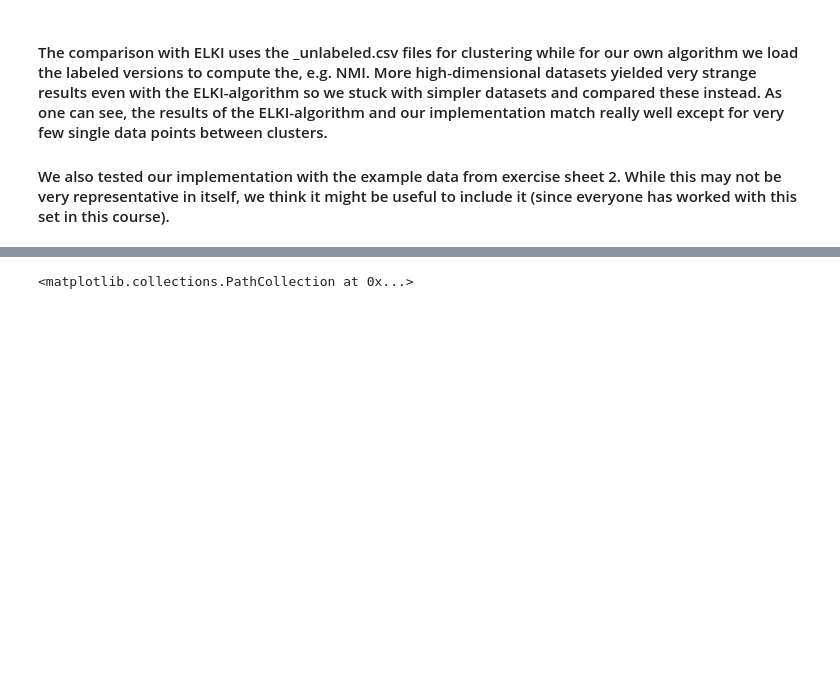
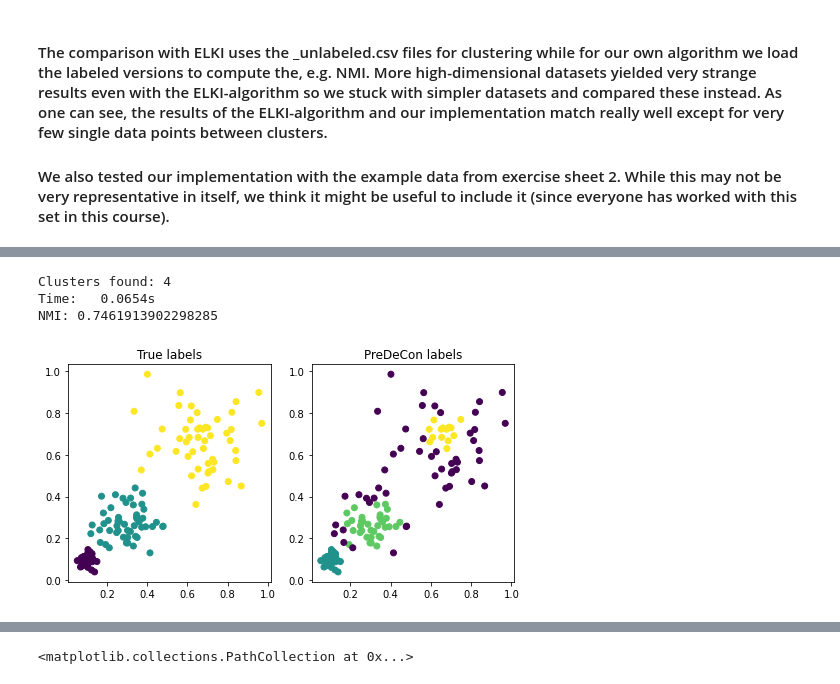
Before and after one commit to Niklas123456789/DM, a Jupyter notebook: src/Algorithm_Testing.ipynb, the cells around one changed output, grey strips where cells are left out. Saved outputs shown, nothing was run; the diff lists cells and outputs as text; code cells hidden in the pictures; blank space fills up the shorter version.

```diff
--- a/src/Algorithm_Testing.ipynb
+++ b/src/Algorithm_Testing.ipynb
@@ -125,0 +59,8 @@ NMI: 0.7461913902298285
+# %%
+dataset = 'pov'
+clustering(dataset, minPts=8, eps=0.7, delta=0.5, lambda_=2, kappa=100)
+# %% [output]
+Clusters found: 4
+Time:   0.0654s
+NMI: 0.7461913902298285
+[figure, added]
```
Also changed, not shown: parts of 5 cells of this notebook.
